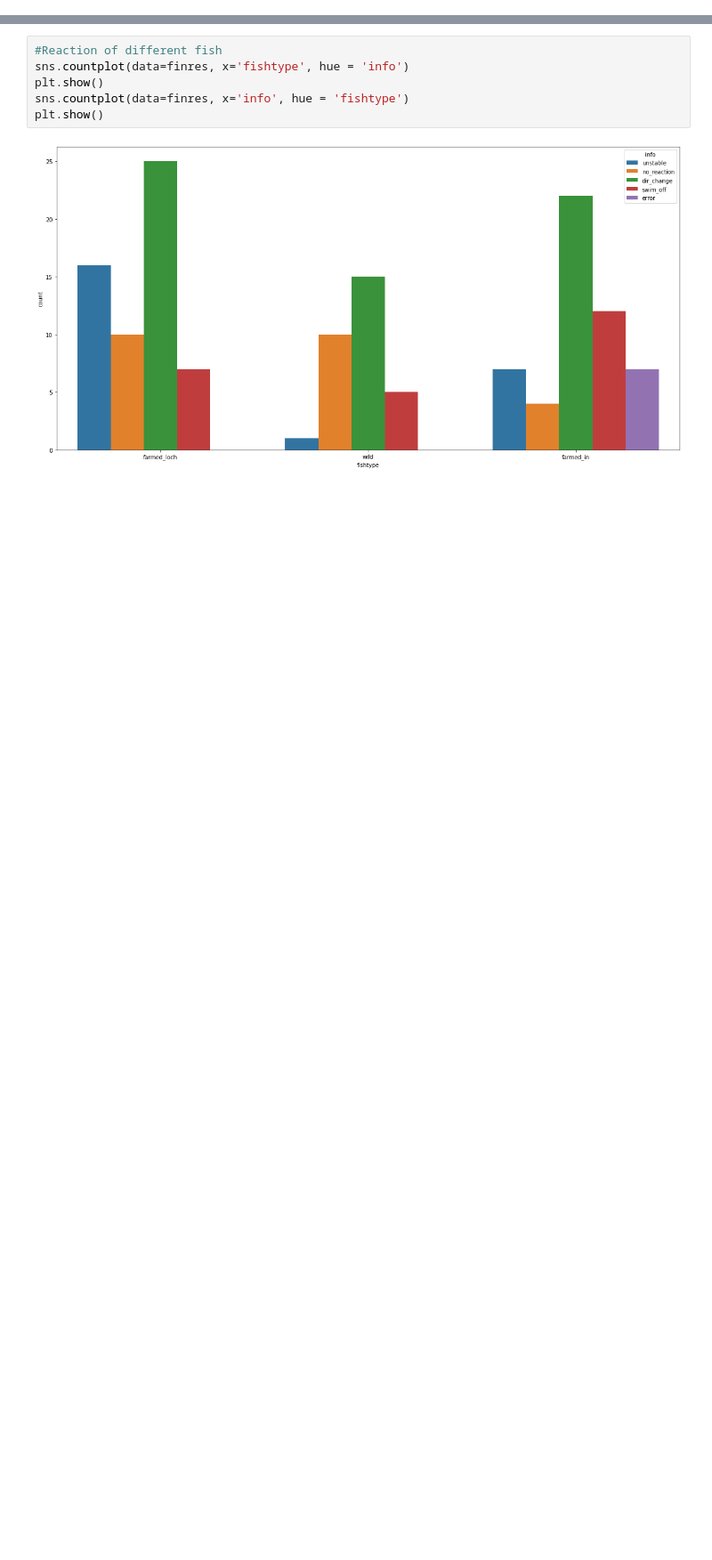
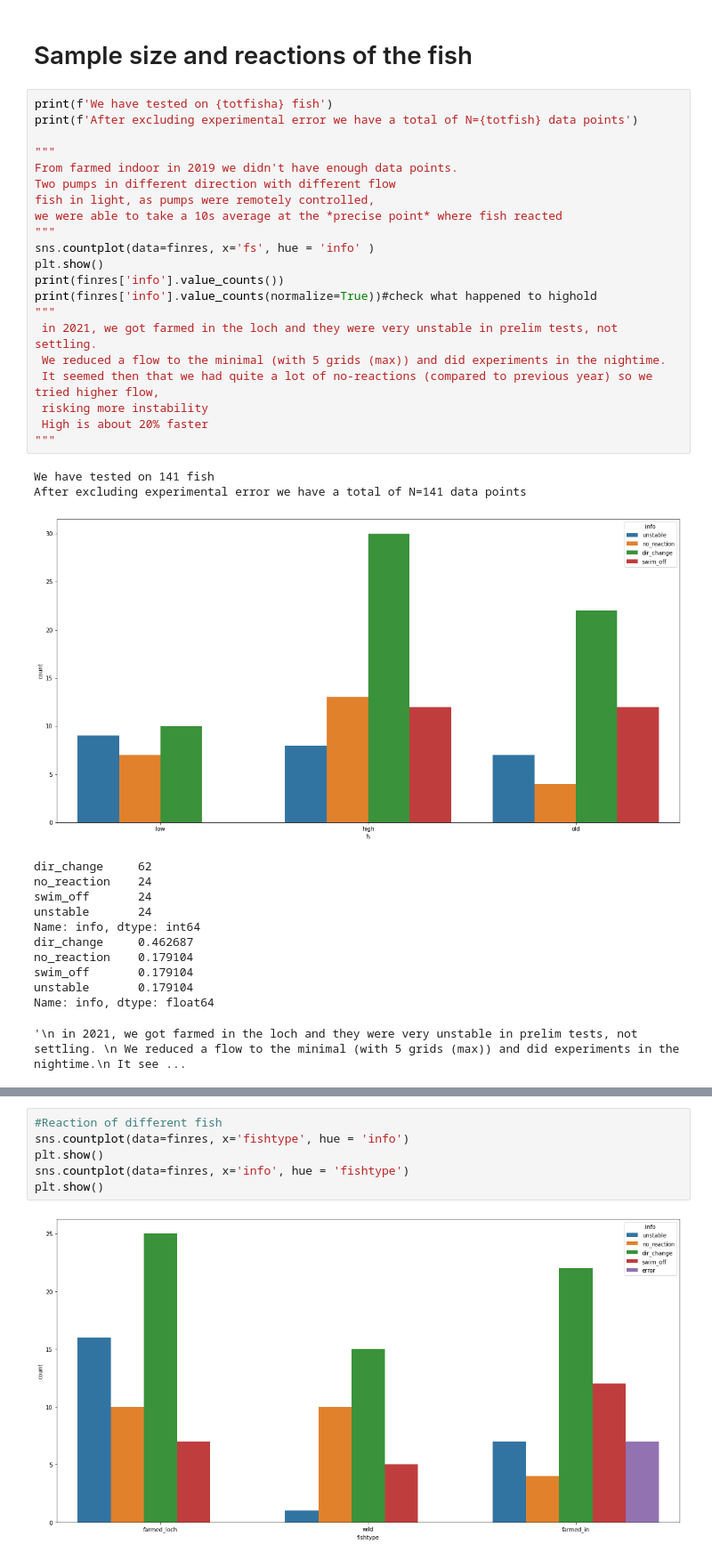
Before and after one commit to mixmixmix/imgtext, a Jupyter notebook: flow_fin.ipynb, the cells around one changed output, grey strips where cells are left out. Shown: that part at 89% size. Cells and saved outputs as stored; diff of their text form; blank space fills up the shorter version.

```diff
--- a/flow_fin.ipynb
+++ b/flow_fin.ipynb
@@ -81,0 +68,38 @@ Name: fsdir, dtype: int64
+# %% [markdown]
+# Sample size and reactions of the fish
+# %%
+print(f'We have tested on {totfisha} fish')
+print(f'After excluding experimental error we have a total of N={totfish} data points')
+
+"""
+From farmed indoor in 2019 we didn't have enough data points.
+Two pumps in different direction with different flow
+fish in light, as pumps were remotely controlled,
+we were able to take a 10s average at the *precise point* where fish reacted
+"""
+sns.countplot(data=finres, x='fs', hue = 'info' )
+plt.show()
+print(finres['info'].value_counts())
+print(finres['info'].value_counts(normalize=True))#check what happened to highold
+"""
+ in 2021, we got farmed in the loch and they were very unstable in prelim tests, not settling.
+ We reduced a flow to the minimal (with 5 grids (max)) and did experiments in the nightime.
+ It seemed then that we had quite a lot of no-reactions (compared to previous year) so we tried higher flow,
+ risking more instability
+ High is about 20% faster
+"""
+# %% [output]
+We have tested on 141 fish
+After excluding experimental error we have a total of N=141 data points
+[figure, added]
+dir_change     62
+no_reaction    24
+swim_off       24
+unstable       24
+Name: info, dtype: int64
+dir_change     0.462687
+no_reaction    0.179104
+swim_off       0.179104
+unstable       0.179104
+Name: info, dtype: float64
+'\n in 2021, we got farmed in the loch and they were very unstable in prelim tests, not settling. \n We reduced a flow to the minimal (with 5 grids (max)) and did experiments in the nightime.\n It see ...
```
Also changed, not shown: parts of 15 cells of this notebook, 1 other file.
